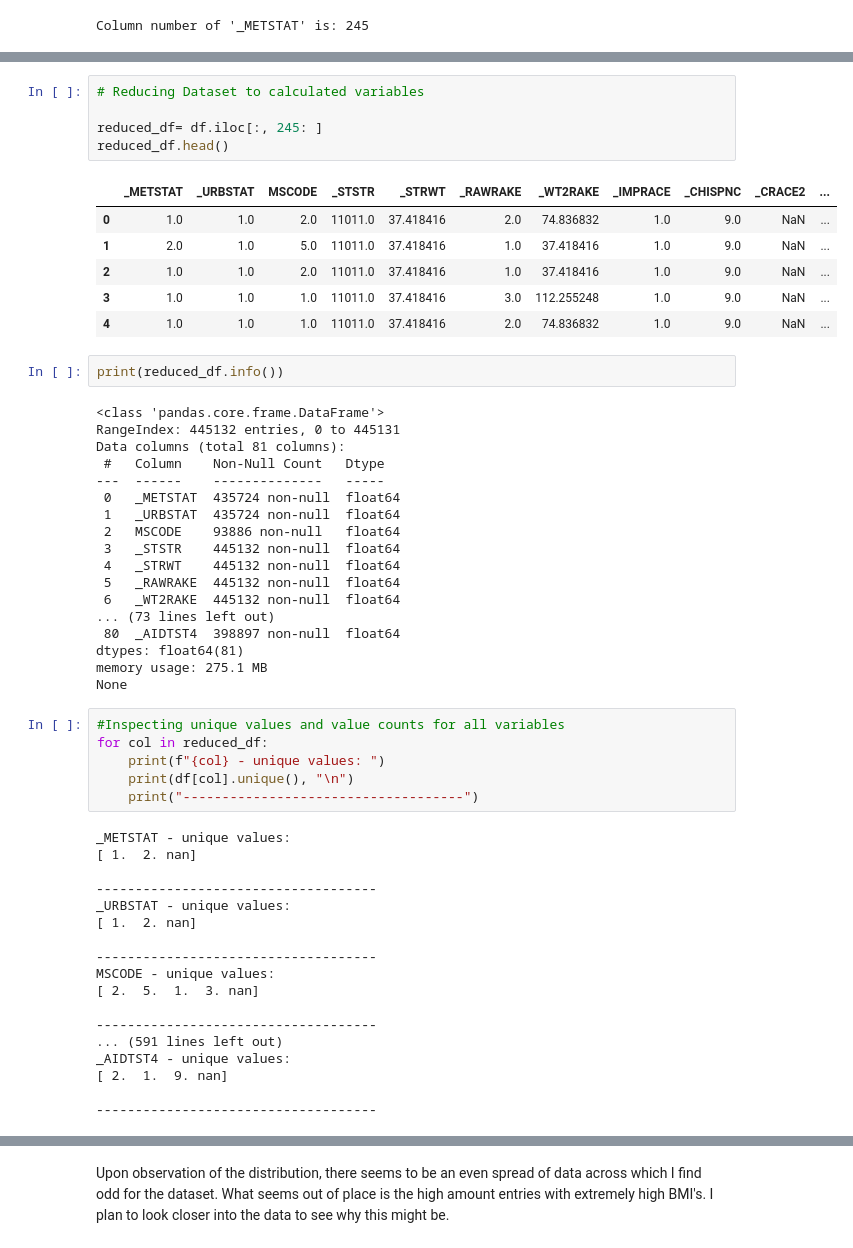
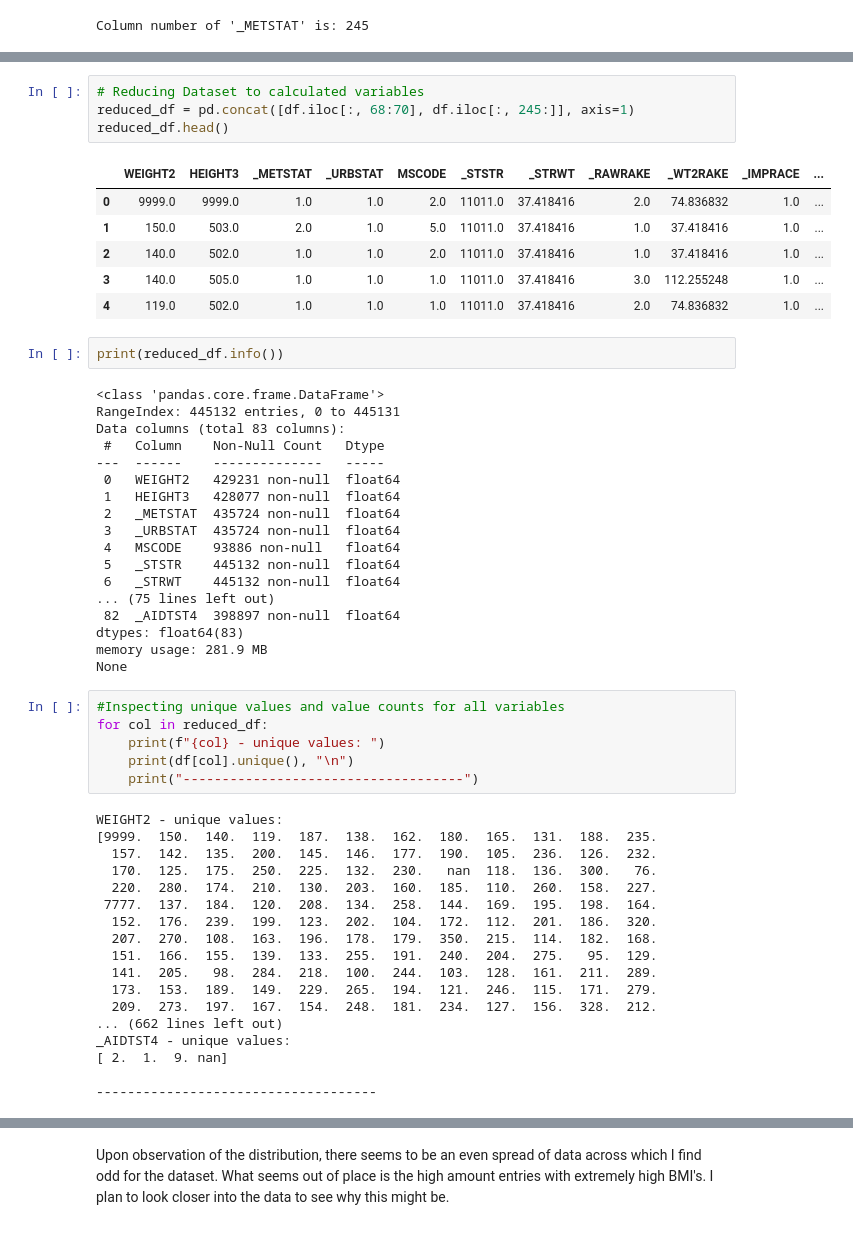
Before and after one commit to ldwilker10/predicting_obesity, a Jupyter notebook: draft_brfss2022.ipynb, the cells around one changed output, grey strips where cells are left out. Saved outputs shown, nothing was run; the diff lists cells and outputs as text.

```diff
--- a/draft_brfss2022.ipynb
+++ b/draft_brfss2022.ipynb
@@ -1648,34 +1666,33 @@ Column number of '_METSTAT' is: 245
 # %%
 # Reducing Dataset to calculated variables
-
-reduced_df= df.iloc[:, 245: ]
+reduced_df = pd.concat([df.iloc[:, 68:70], df.iloc[:, 245:]], axis=1)
 reduced_df.head()
 # %% [output]
-|  | _METSTAT | _URBSTAT | MSCODE | _STSTR | _STRWT | _RAWRAKE | _WT2RAKE | _IMPRACE | _CHISPNC | _CRACE2 | ... |
-| 0 | 1.0 | 1.0 | 2.0 | 11011.0 | 37.418416 | 2.0 | 74.836832 | 1.0 | 9.0 | NaN | ... |
-| 1 | 2.0 | 1.0 | 5.0 | 11011.0 | 37.418416 | 1.0 | 37.418416 | 1.0 | 9.0 | NaN | ... |
-| 2 | 1.0 | 1.0 | 2.0 | 11011.0 | 37.418416 | 1.0 | 37.418416 | 1.0 | 9.0 | NaN | ... |
-| 3 | 1.0 | 1.0 | 1.0 | 11011.0 | 37.418416 | 3.0 | 112.255248 | 1.0 | 9.0 | NaN | ... |
-| 4 | 1.0 | 1.0 | 1.0 | 11011.0 | 37.418416 | 2.0 | 74.836832 | 1.0 | 9.0 | NaN | ... |
+|  | WEIGHT2 | HEIGHT3 | _METSTAT | _URBSTAT | MSCODE | _STSTR | _STRWT | _RAWRAKE | _WT2RAKE | _IMPRACE | ... |
+| 0 | 9999.0 | 9999.0 | 1.0 | 1.0 | 2.0 | 11011.0 | 37.418416 | 2.0 | 74.836832 | 1.0 | ... |
+| 1 | 150.0 | 503.0 | 2.0 | 1.0 | 5.0 | 11011.0 | 37.418416 | 1.0 | 37.418416 | 1.0 | ... |
+| 2 | 140.0 | 502.0 | 1.0 | 1.0 | 2.0 | 11011.0 | 37.418416 | 1.0 | 37.418416 | 1.0 | ... |
+| 3 | 140.0 | 505.0 | 1.0 | 1.0 | 1.0 | 11011.0 | 37.418416 | 3.0 | 112.255248 | 1.0 | ... |
+| 4 | 119.0 | 502.0 | 1.0 | 1.0 | 1.0 | 11011.0 | 37.418416 | 2.0 | 74.836832 | 1.0 | ... |
 # %%
 print(reduced_df.info())
 # %% [output]
 <class 'pandas.core.frame.DataFrame'>
 RangeIndex: 445132 entries, 0 to 445131
-Data columns (total 81 columns):
+Data columns (total 83 columns):
  #   Column    Non-Null Count   Dtype
 ---  ------    --------------   -----
- 0   _METSTAT  435724 non-null  float64
- 1   _URBSTAT  435724 non-null  float64
- 2   MSCODE    93886 non-null   float64
- 3   _STSTR    445132 non-null  float64
- 4   _STRWT    445132 non-null  float64
- 5   _RAWRAKE  445132 non-null  float64
- 6   _WT2RAKE  445132 non-null  float64
-... (73 lines left out)
- 80  _AIDTST4  398897 non-null  float64
-dtypes: float64(81)
-memory usage: 275.1 MB
+ 0   WEIGHT2   429231 non-null  float64
+ 1   HEIGHT3   428077 non-null  float64
+ 2   _METSTAT  435724 non-null  float64
+ 3   _URBSTAT  435724 non-null  float64
+ 4   MSCODE    93886 non-null   float64
+ 5   _STSTR    445132 non-null  float64
+ 6   _STRWT    445132 non-null  float64
+... (75 lines left out)
+ 82  _AIDTST4  398897 non-null  float64
+dtypes: float64(83)
+memory usage: 281.9 MB
 None
 # %%
 #Inspecting unique values and value counts for all variables
@@ -1684,19 +1701,19 @@ for col in reduced_df:
     print(df[col].unique(), "\n")
     print("------------------------------------")
 # %% [output]
-_METSTAT - unique values:
-[ 1.  2. nan]
-
-------------------------------------
-_URBSTAT - unique values:
-[ 1.  2. nan]
-
-------------------------------------
-MSCODE - unique values:
-[ 2.  5.  1.  3. nan]
-
-------------------------------------
-... (591 lines left out)
+WEIGHT2 - unique values:
+[9999.  150.  140.  119.  187.  138.  162.  180.  165.  131.  188.  235.
+  157.  142.  135.  200.  145.  146.  177.  190.  105.  236.  126.  232.
+  170.  125.  175.  250.  225.  132.  230.   nan  118.  136.  300.   76.
+  220.  280.  174.  210.  130.  203.  160.  185.  110.  260.  158.  227.
+ 7777.  137.  184.  120.  208.  134.  258.  144.  169.  195.  198.  164.
+  152.  176.  239.  199.  123.  202.  104.  172.  112.  201.  186.  320.
+  207.  270.  108.  163.  196.  178.  179.  350.  215.  114.  182.  168.
+  151.  166.  155.  139.  133.  255.  191.  240.  204.  275.   95.  129.
+  141.  205.   98.  284.  218.  100.  244.  103.  128.  161.  211.  289.
+  173.  153.  189.  149.  229.  265.  194.  121.  246.  115.  171.  279.
+  209.  273.  197.  167.  154.  248.  181.  234.  127.  156.  328.  212.
+... (662 lines left out)
 _AIDTST4 - unique values:
 [ 2.  1.  9. nan]
 
```
Also changed, not shown: parts of 37 cells of this notebook.
